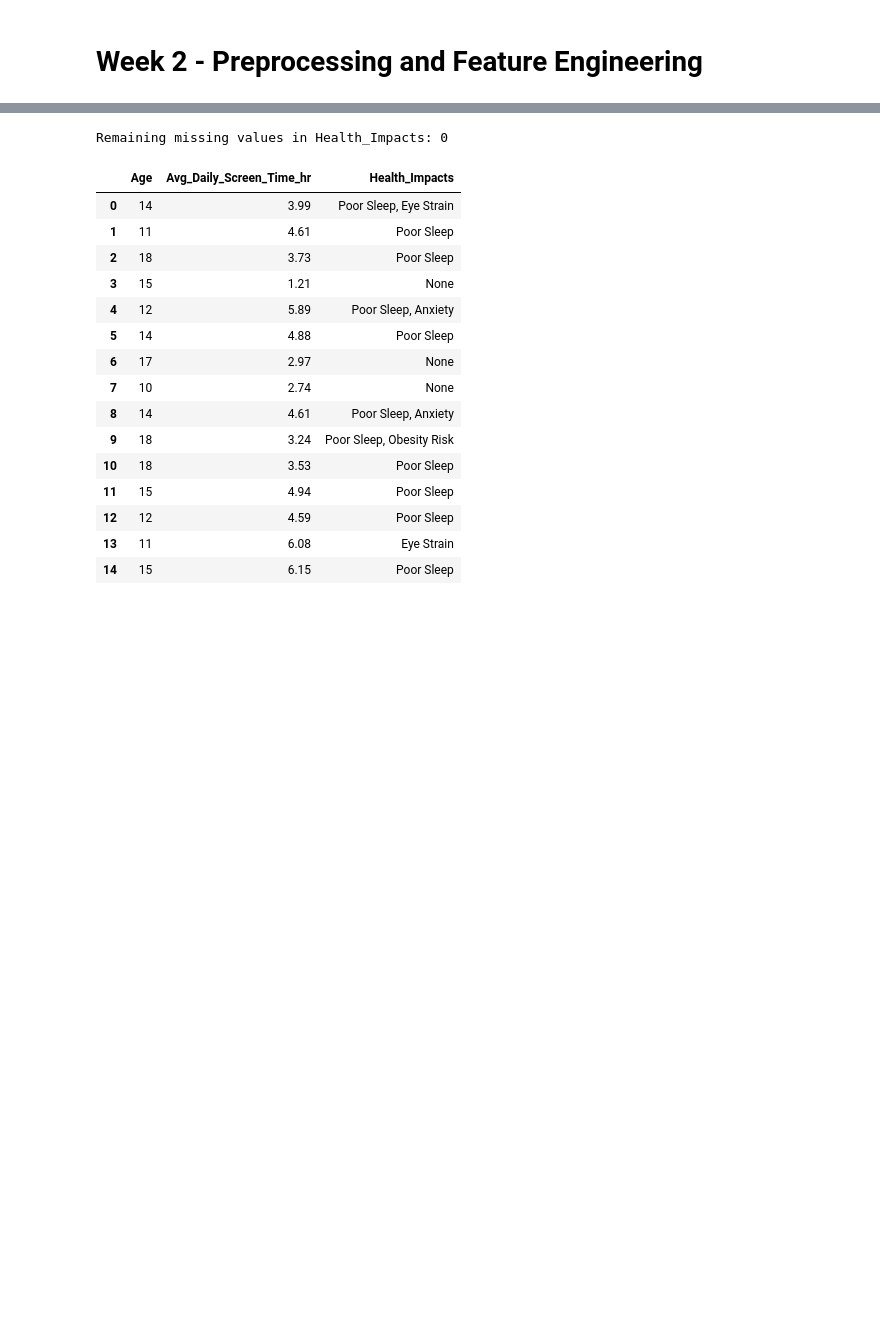
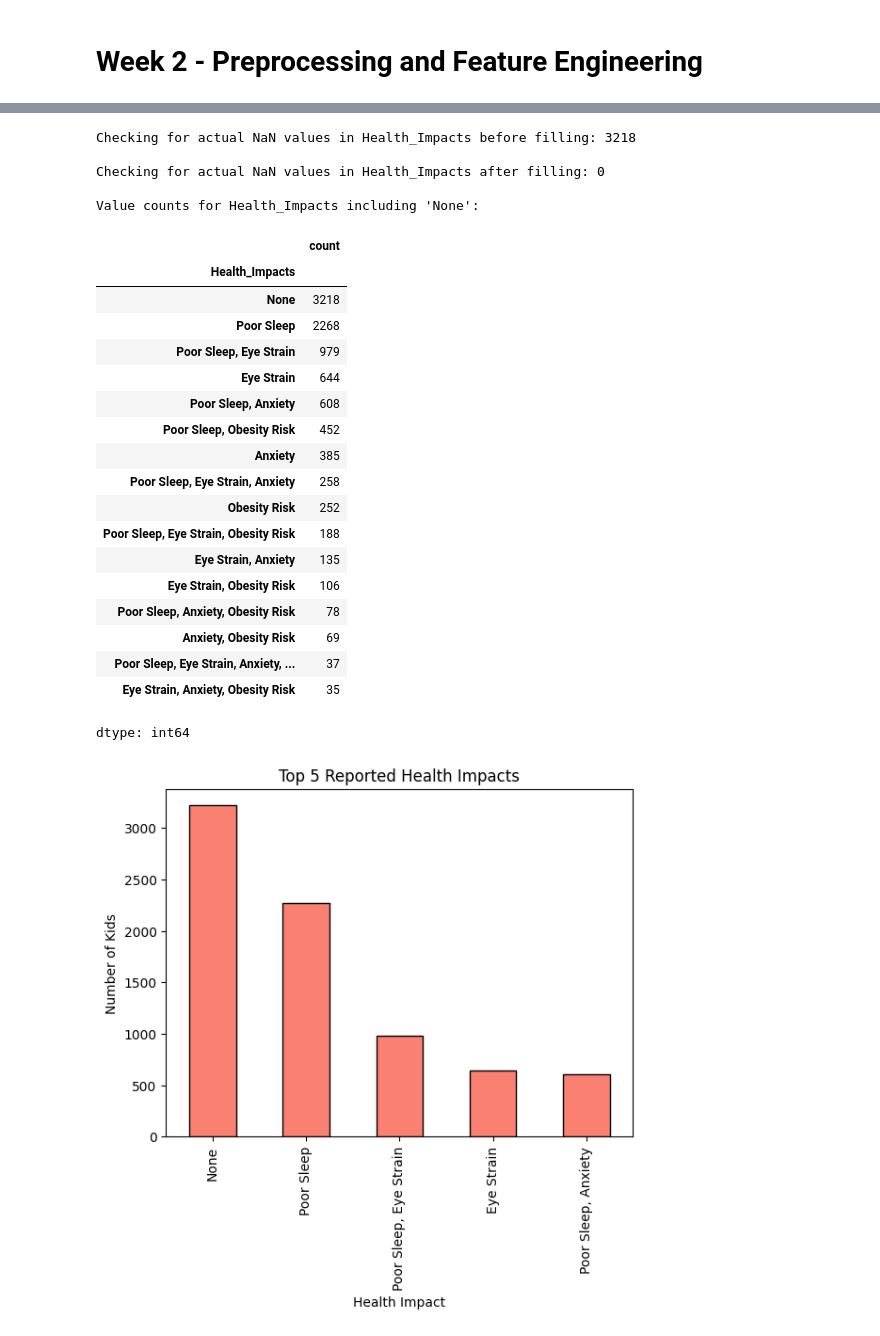
Before and after one commit to springboardmentor2468a-lab/Projects, a Jupyter notebook: Week_1,2.ipynb, the cells around one changed output, grey strips where cells are left out. Saved outputs shown, nothing was run; the diff lists cells and outputs as text; code cells hidden in the pictures; blank space fills up the shorter version.

```diff
--- a/Week_1,2.ipynb
+++ b/Week_1,2.ipynb
@@ -233,34 +217,54 @@ df.head()
 | 4 | 12 | Female | 5.89 | True | 0.49 | Poor Sleep, Anxiety | ... |
-# %%
-#Handling Missing Values
-#Treating empty strings as missing
-df["Health_Impacts"] = df["Health_Impacts"].replace("", pd.NA)
-#Applying domain-based rules
-df.loc[df["Health_Impacts"].isnull() & (df["Avg_Daily_Screen_Time_hr"] > 5), "Health_Impacts"] = "Poor Sleep, Eye Strain"
-df.loc[df["Health_Impacts"].isnull() & (df["Avg_Daily_Screen_Time_hr"].between(3, 5)), "Health_Impacts"] = "Poor Sleep"
-df.loc[df["Health_Impacts"].isnull() & (df["Avg_Daily_Screen_Time_hr"] < 3), "Health_Impacts"] = "None"
-#Checking if all missing values are handled
-print("Remaining missing values in Health_Impacts:", df["Health_Impacts"].isnull().sum())
-# Preview updated column
-df[["Age", "Avg_Daily_Screen_Time_hr", "Health_Impacts"]].head(15)
-# %% [output]
-Remaining missing values in Health_Impacts: 0
-|  | Age | Avg_Daily_Screen_Time_hr | Health_Impacts |
-| 0 | 14 | 3.99 | Poor Sleep, Eye Strain |
-| 1 | 11 | 4.61 | Poor Sleep |
-| 2 | 18 | 3.73 | Poor Sleep |
-| 3 | 15 | 1.21 | None |
-| 4 | 12 | 5.89 | Poor Sleep, Anxiety |
-| 5 | 14 | 4.88 | Poor Sleep |
-| 6 | 17 | 2.97 | None |
-| 7 | 10 | 2.74 | None |
-| 8 | 14 | 4.61 | Poor Sleep, Anxiety |
-| 9 | 18 | 3.24 | Poor Sleep, Obesity Risk |
-| 10 | 18 | 3.53 | Poor Sleep |
-| 11 | 15 | 4.94 | Poor Sleep |
-| 12 | 12 | 4.59 | Poor Sleep |
-| 13 | 11 | 6.08 | Eye Strain |
-| 14 | 15 | 6.15 | Poor Sleep |
+# %%
+#Handling Missing Values
+# Checking for actual NaN values
+print("Checking for actual NaN values in Health_Impacts before filling:", df["Health_Impacts"].isnull().sum())
+
+# Filling actual NaN values with the string 'None' as it represents no health impact
+df["Health_Impacts"] = df["Health_Impacts"].fillna('None')
+
+# Verifying that there are no more actual NaN values
+print("\nChecking for actual NaN values in Health_Impacts after filling:", df["Health_Impacts"].isnull().sum())
+
+# Displaying value counts including the 'None' category to confirm
+print("\nValue counts for Health_Impacts including 'None':")
+display(df['Health_Impacts'].value_counts(dropna=False))
+
+# Preview updated column
+df[["Age", "Avg_Daily_Screen_Time_hr", "Health_Impacts"]].head(15)
+
+# Visualizing Top 5 Health Impacts
+df['Health_Impacts'].value_counts().head(5).plot(kind='bar', color='salmon', edgecolor='black')
+plt.title("Top 5 Reported Health Impacts")
+plt.xlabel("Health Impact")
+plt.ylabel("Number of Kids")
+plt.show()
+# %% [output]
+Checking for actual NaN values in Health_Impacts before filling: 3218
+
+Checking for actual NaN values in Health_Impacts after filling: 0
+
+Value counts for Health_Impacts including 'None':
+|  | count |
+| Health_Impacts |  |
+| None | 3218 |
+| Poor Sleep | 2268 |
+| Poor Sleep, Eye Strain | 979 |
+| Eye Strain | 644 |
+| Poor Sleep, Anxiety | 608 |
+| Poor Sleep, Obesity Risk | 452 |
+| Anxiety | 385 |
+| Poor Sleep, Eye Strain, Anxiety | 258 |
+| Obesity Risk | 252 |
+| Poor Sleep, Eye Strain, Obesity Risk | 188 |
+| Eye Strain, Anxiety | 135 |
+| Eye Strain, Obesity Risk | 106 |
+| Poor Sleep, Anxiety, Obesity Risk | 78 |
+| Anxiety, Obesity Risk | 69 |
+| Poor Sleep, Eye Strain, Anxiety, ... | 37 |
+| Eye Strain, Anxiety, Obesity Risk | 35 |
+dtype: int64
+[figure, added]
 # %%
 #Saving Cleaned Dataset
 df.to_csv('Indian_Kids_Screen_Time_Cleaned.csv', index=False)
```
Also changed, not shown: parts of 8 cells of this notebook.
